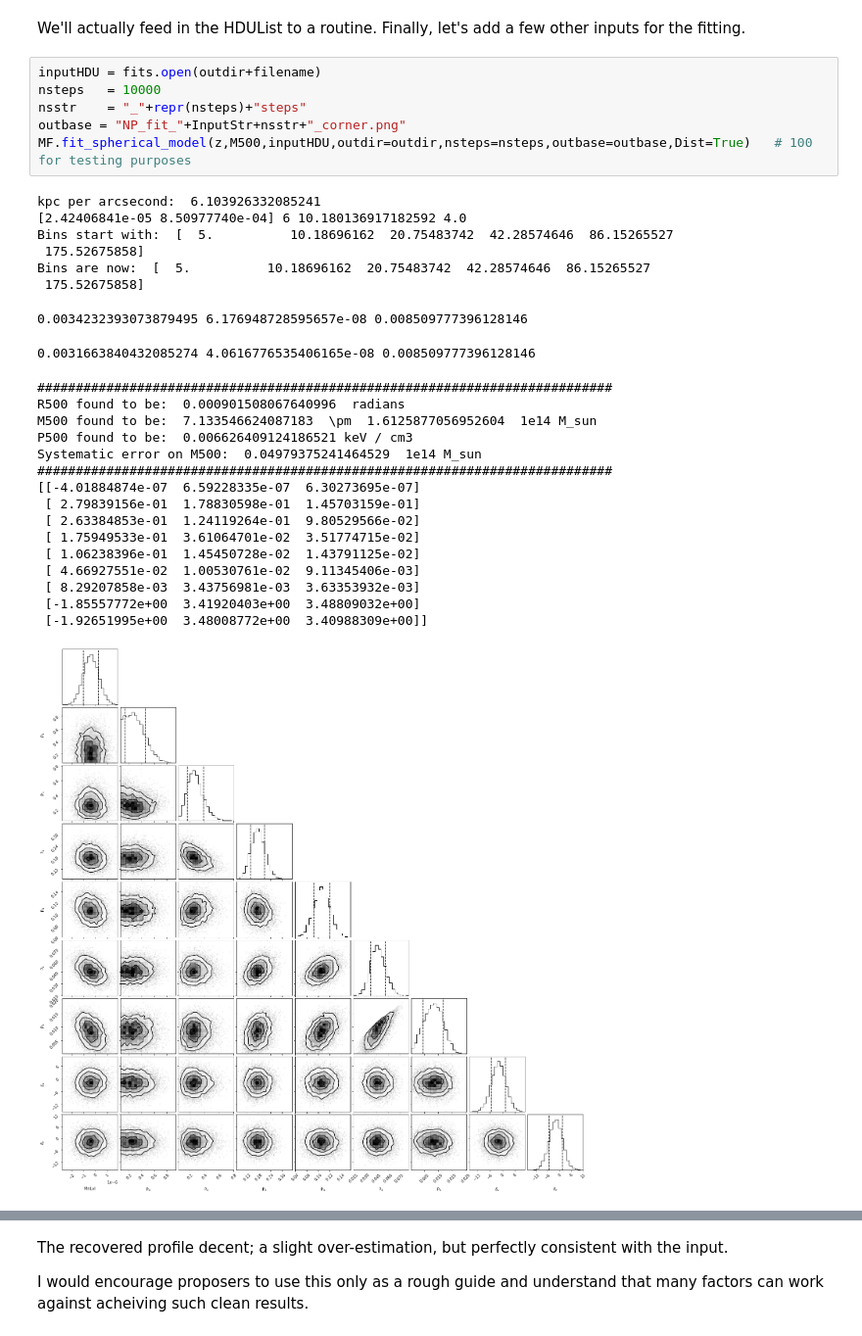
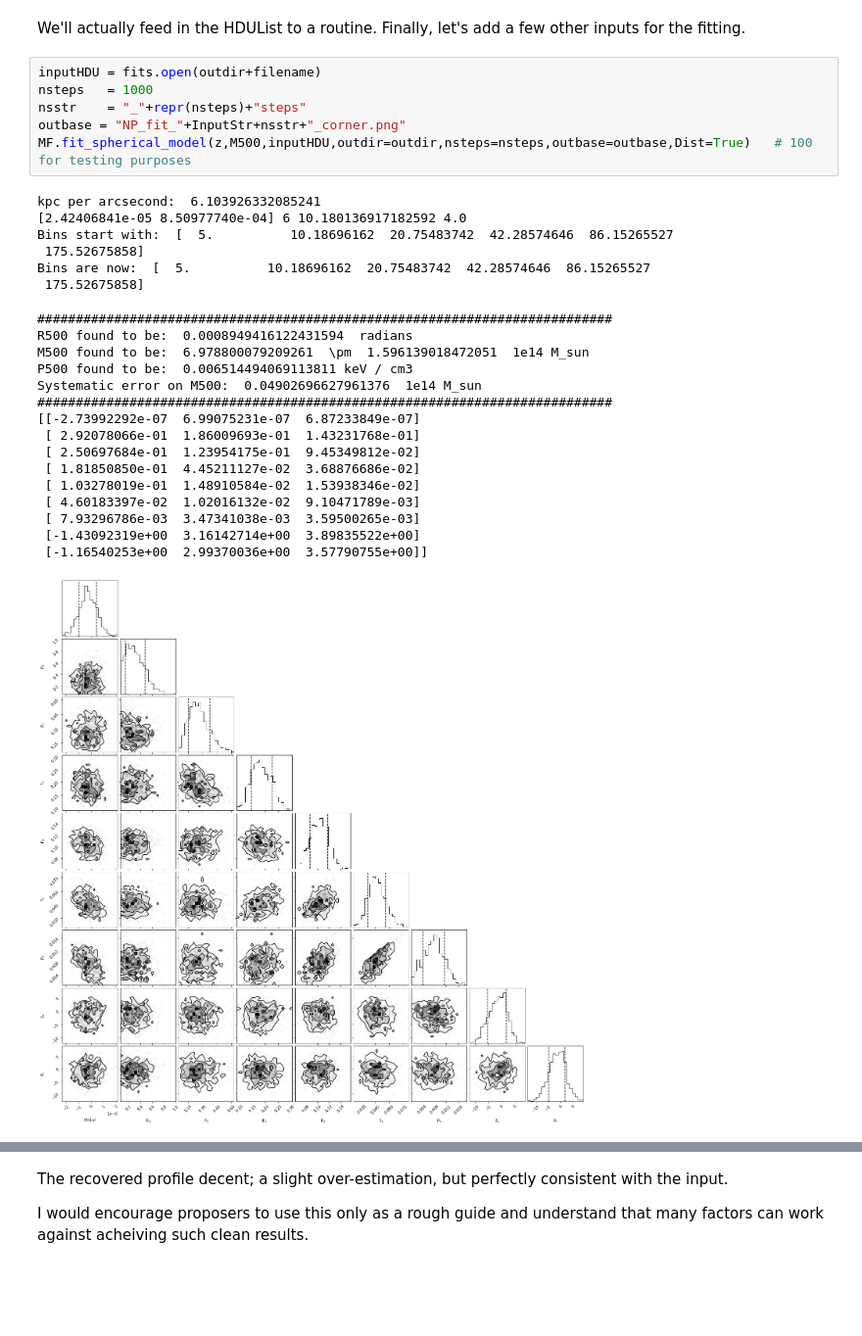
Before and after one commit to CharlesERomero/M2_TJ, a Jupyter notebook: docs/source/FitPressureProfile_LW.ipynb, the cells around one changed output, grey strips where cells are left out. Shown at 98% size. Saved outputs shown, nothing was run; the diff lists cells and outputs as text; blank space fills up the shorter version.

```diff
--- a/docs/source/FitPressureProfile_LW.ipynb
+++ b/docs/source/FitPressureProfile_LW.ipynb
@@ -27,32 +27,30 @@ z        = 0.5                     # The redshift
 We'll actually feed in the HDUList to a routine. Finally, let's add a few other inputs for the fitting.
 # %%
 inputHDU = fits.open(outdir+filename)
-nsteps   = 10000
+nsteps   = 1000
 nsstr    = "_"+repr(nsteps)+"steps"
 outbase = "NP_fit_"+InputStr+nsstr+"_corner.png"
 MF.fit_spherical_model(z,M500,inputHDU,outdir=outdir,nsteps=nsteps,outbase=outbase,Dist=True)   # 100 for testing purposes
 # %% [output]
 kpc per arcsecond:  6.103926332085241
 [2.42406841e-05 8.50977740e-04] 6 10.180136917182592 4.0
 Bins start with:  [  5.          10.18696162  20.75483742  42.28574646  86.15265527
  175.52675858]
 Bins are now:  [  5.          10.18696162  20.75483742  42.28574646  86.15265527
  175.52675858]
-0.0034232393073879495 6.176948728595657e-08 0.008509777396128146
+###########################################################################
+R500 found to be:  0.0008949416122431594  radians
+M500 found to be:  6.978800079209261  \pm  1.596139018472051  1e14 M_sun
+P500 found to be:  0.006514494069113811 keV / cm3
+Systematic error on M500:  0.04902696627961376  1e14 M_sun
+###########################################################################
+[[-2.73992292e-07  6.99075231e-07  6.87233849e-07]
+ [ 2.92078066e-01  1.86009693e-01  1.43231768e-01]
+ [ 2.50697684e-01  1.23954175e-01  9.45349812e-02]
+ [ 1.81850850e-01  4.45211127e-02  3.68876686e-02]
+ [ 1.03278019e-01  1.48910584e-02  1.53938346e-02]
+ [ 4.60183397e-02  1.02016132e-02  9.10471789e-03]
+ [ 7.93296786e-03  3.47341038e-03  3.59500265e-03]
+ [-1.43092319e+00  3.16142714e+00  3.89835522e+00]
+ [-1.16540253e+00  2.99370036e+00  3.57790755e+00]]
-0.0031663840432085274 4.0616776535406165e-08 0.008509777396128146
-###########################################################################
-R500 found to be:  0.000901508067640996  radians
-M500 found to be:  7.133546624087183  \pm  1.6125877056952604  1e14 M_sun
-P500 found to be:  0.006626409124186521 keV / cm3
-Systematic error on M500:  0.04979375241464529  1e14 M_sun
-###########################################################################
-[[-4.01884874e-07  6.59228335e-07  6.30273695e-07]
- [ 2.79839156e-01  1.78830598e-01  1.45703159e-01]
- [ 2.63384853e-01  1.24119264e-01  9.80529566e-02]
- [ 1.75949533e-01  3.61064701e-02  3.51774715e-02]
- [ 1.06238396e-01  1.45450728e-02  1.43791125e-02]
- [ 4.66927551e-02  1.00530761e-02  9.11345406e-03]
- [ 8.29207858e-03  3.43756981e-03  3.63353932e-03]
- [-1.85557772e+00  3.41920403e+00  3.48809032e+00]
- [-1.92651995e+00  3.48008772e+00  3.40988309e+00]]
-[figure, old version]
+[figure, new version]
```
Also changed, not shown: parts of 1 cell of this notebook, 6 other files.
